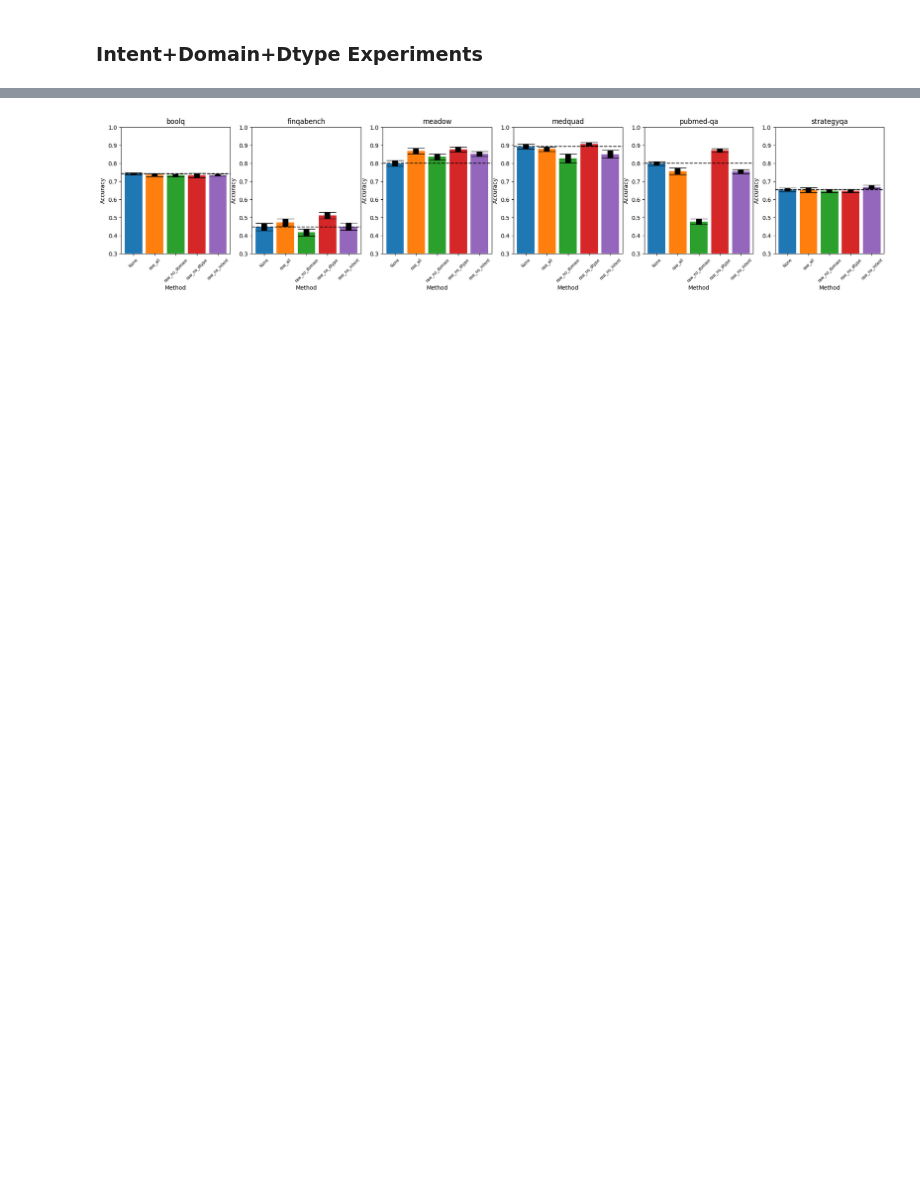
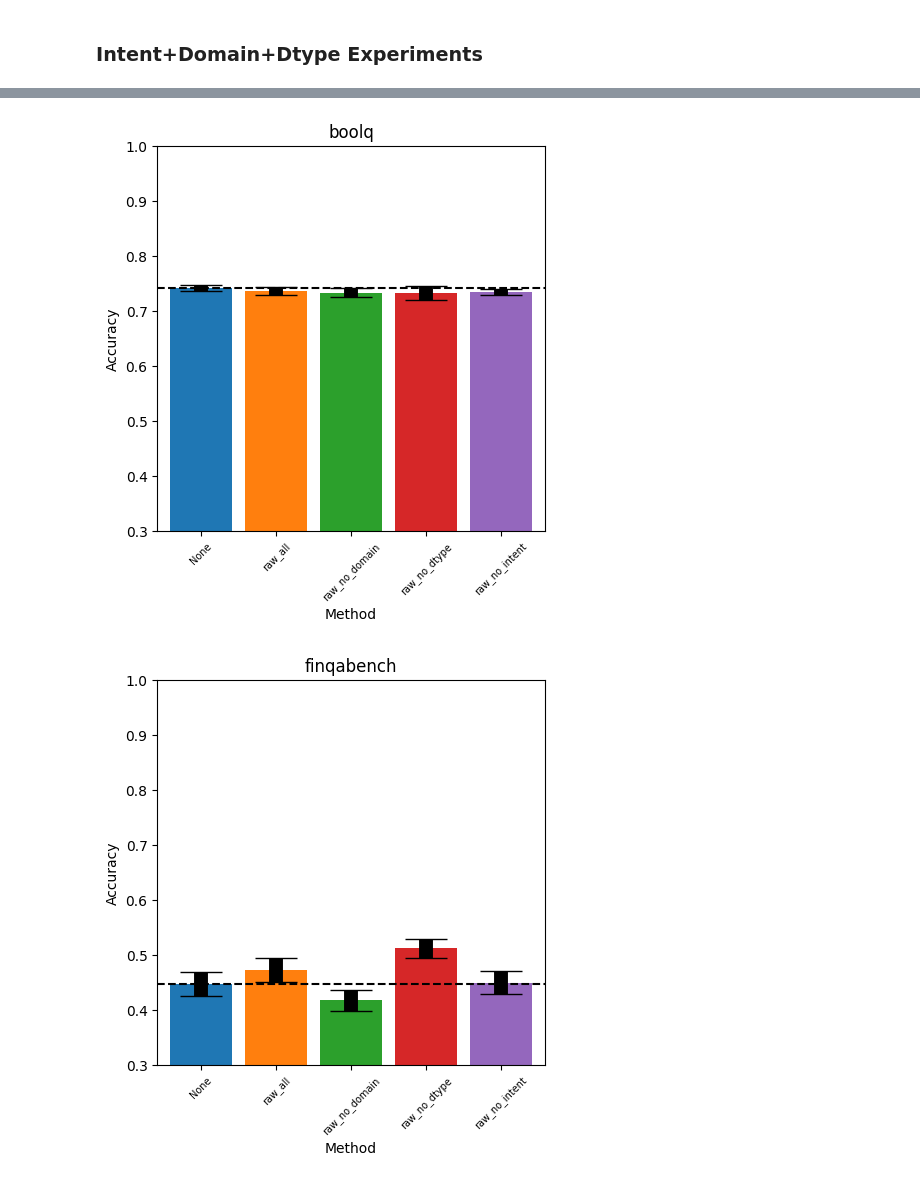
Before and after one commit to darktheorys/smartrag, a Jupyter notebook: notebooks/Scoring_and_Comparison.ipynb, the cells around one changed output, grey strips where cells are left out. Drawn from its saved outputs; the diff is of its cells as text; code cells hidden in the pictures; blank space fills up the shorter version.

```diff
--- a/notebooks/Scoring_and_Comparison.ipynb
+++ b/notebooks/Scoring_and_Comparison.ipynb
@@ -612,53 +689,53 @@ strategyqa
 # %%
 import matplotlib.pyplot as plt
 
-fig, axes = plt.subplots(
-    1, eval_df["dataset_name"].nunique(), figsize=(eval_df["dataset_name"].nunique() * 4, 4), squeeze=False
-)
 
-for ax, (i, group_df) in zip(axes.T, eval_df.groupby(by=["dataset_name"])):
-    ax[0].bar([0], group_df.iloc[0]["raw_accuracy"], label="None", width=0.25, align="edge")
-    ax[0].errorbar(
+for i, group_df in eval_df.groupby(by=["dataset_name"]):
+    fig, ax = plt.subplots(1, 1, figsize=(5, 5), squeeze=True)
+
+    ax.bar([0], group_df.iloc[0]["raw_accuracy"], label="None", width=0.25, align="edge")
+    ax.errorbar(
         [0.25 / 2],
         group_df.iloc[0]["raw_accuracy"],
         group_df.iloc[0]["raw_accuracy_std"],
         capsize=15,
         elinewidth=10,
         color="black",
     )
-    ax[0].plot([-0.05, 3], [group_df.iloc[0]["raw_accuracy"]] * 2, color="black", linestyle="--")
+    ax.plot([-0.05, 3], [group_df.iloc[0]["raw_accuracy"]] * 2, color="black", linestyle="--")
 
     last_end_pos = 0.3
     bar_spacing = 0.05
     methods = []
     ticks = [(0.25 / 2, "None")]
     for idx, row in group_df.sort_values(by="method").iterrows():
         methods.append(row["method"])
         ticks.append((last_end_pos + 0.25 / 2, row["method"].casefold()))
-        ax[0].bar(
+        ax.bar(
             [last_end_pos],
             [row["analyzed_accuracy"]],
             label=row["method"],
             align="edge",
             width=0.25,
         )
-        ax[0].errorbar(
+        ax.errorbar(
             [last_end_pos + 0.25 / 2],
             [row["analyzed_accuracy"]],
             [row["analyzed_accuracy_std"]],
             capsize=15,
             elinewidth=10,
             color="black",
         )
         last_end_pos += 0.25 + bar_spacing
 
-    ax[0].set_ylim(0.3, 1)
-    ax[0].set_xlim(-0.05, last_end_pos)
-    ax[0].set_title(row["dataset_name"])
-    ax[0].set_ylabel("Accuracy")
-    ax[0].set_xlabel("Method")
-    ax[0].set_xticks(list(map(lambda x: x[0], ticks)), list(map(lambda x: x[1], ticks)), rotation=45, fontsize=7)
-plt.savefig("./data/figs/unfiltered.pdf", bbox_inches="tight")
-plt.show()
+    ax.set_ylim(0.3, 1)
+    ax.set_xlim(-0.05, last_end_pos)
+    ax.set_title(row["dataset_name"])
+    ax.set_ylabel("Accuracy")
+    ax.set_xlabel("Method")
+    ax.set_xticks(list(map(lambda x: x[0], ticks)), list(map(lambda x: x[1], ticks)), rotation=45, fontsize=7)
+    plt.savefig(f"./data/figs/unfiltered_{group_df.iloc[0]["dataset_name"]}.pdf", bbox_inches="tight")
+    plt.show()
 # %% [output]
-[figure, old version]
+[figure, new version]
+[figure, added]
```
Also changed, not shown: parts of 6 cells of this notebook, 9 other files.
